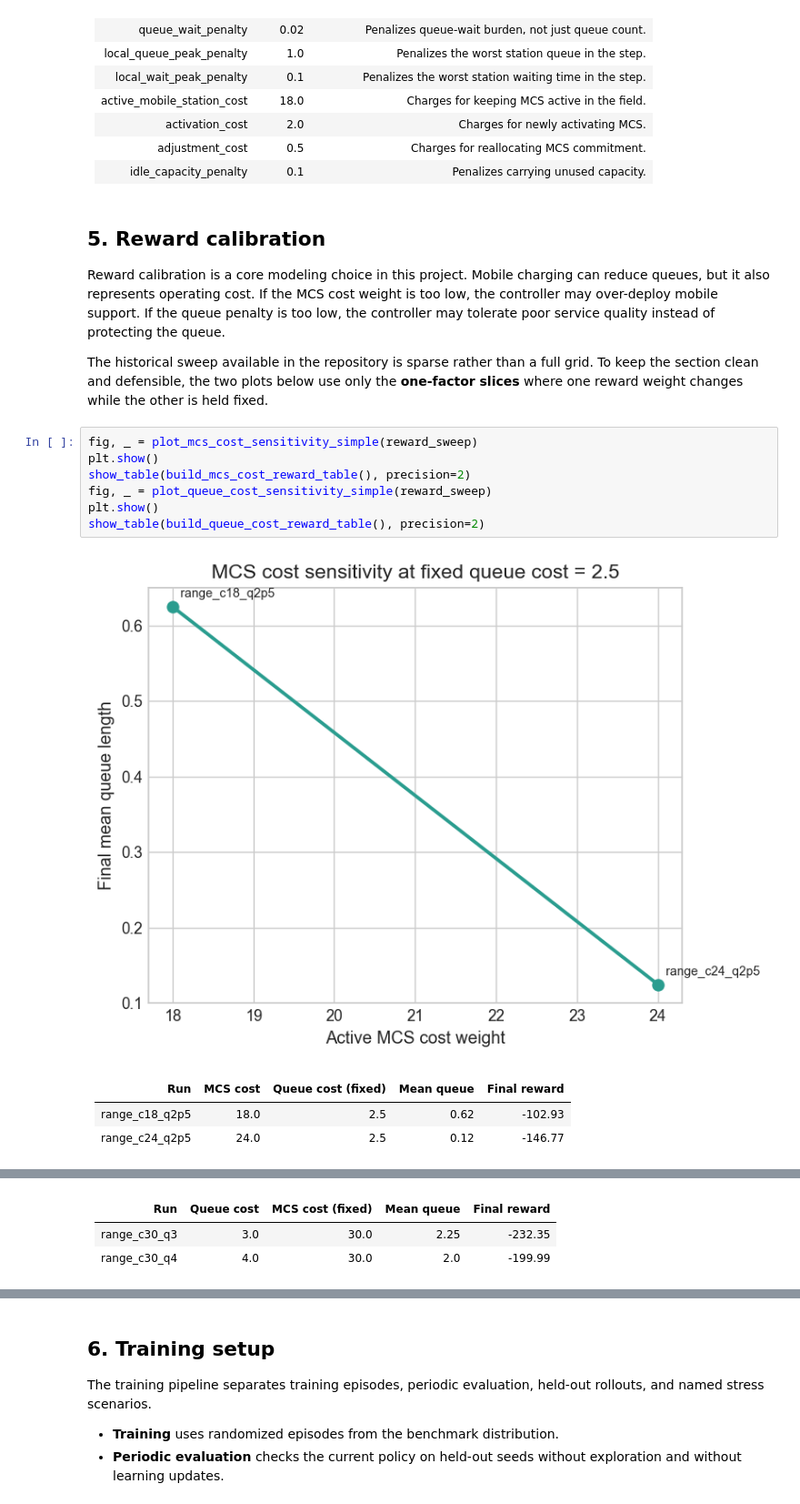
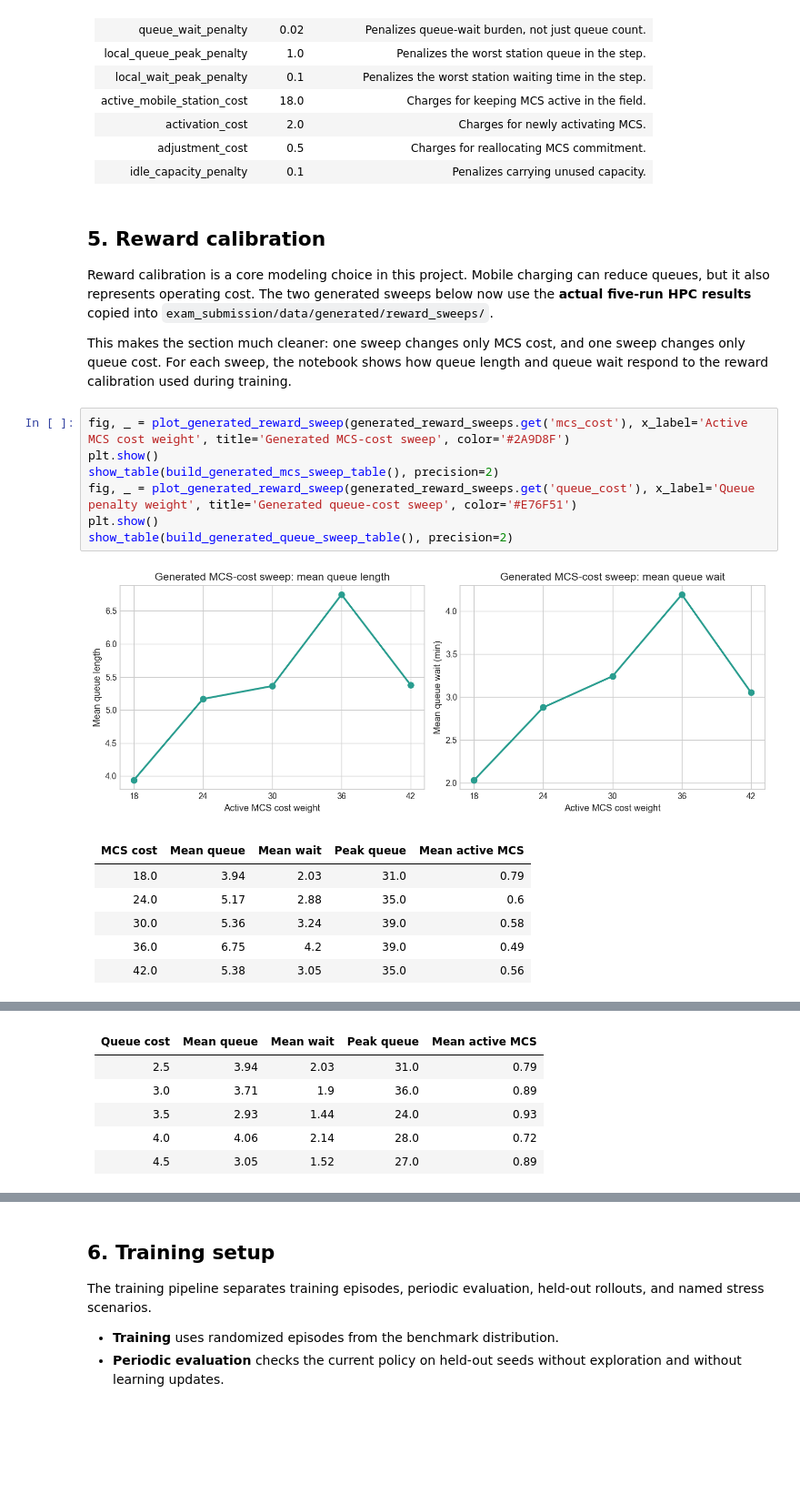
Before and after one commit to AugustHolmDTU/advanced-business-analytics, a Jupyter notebook: exam_submission/exam_storyline.ipynb, the cells around one changed output, grey strips where cells are left out. Shown at 91% size. Saved outputs shown, nothing was run; the diff lists cells and outputs as text; blank space fills up the shorter version.

Commit message:
added sweep

```diff
--- a/exam_submission/exam_storyline.ipynb
+++ b/exam_submission/exam_storyline.ipynb
@@ -980,19 +1045,22 @@ show_table(negative_reward_table, precision=2)
 # %% [markdown]
 ## 5. Reward calibration
 
-Reward calibration is a core modeling choice in this project. Mobile charging can reduce queues, but it also represents operating cost. If the MCS cost weight is too low, the controller may over-deploy mobile support. If the queue penalty is too low, the controller may tolerate poor service quality instead of protecting the queue.
+Reward calibration is a core modeling choice in this project. Mobile charging can reduce queues, but it also represents operating cost. The two generated sweeps below now use the **actual five-run HPC results** copied into `exam_submission/data/generated/reward_sweeps/`.
 
-The historical sweep available in the repository is sparse rather than a full grid. To keep the section clean and defensible, the two plots below use only the **one-factor slices** where one reward weight changes while the other is held fixed.
+This makes the section much cleaner: one sweep changes only MCS cost, and one sweep changes only queue cost. For each sweep, the notebook shows how queue length and queue wait respond to the reward calibration used during training.
 # %%
-fig, _ = plot_mcs_cost_sensitivity_simple(reward_sweep)
+fig, _ = plot_generated_reward_sweep(generated_reward_sweeps.get('mcs_cost'), x_label='Active MCS cost weight', title='Generated MCS-cost sweep', color='#2A9D8F')
 plt.show()
-show_table(build_mcs_cost_reward_table(), precision=2)
-fig, _ = plot_queue_cost_sensitivity_simple(reward_sweep)
+show_table(build_generated_mcs_sweep_table(), precision=2)
+fig, _ = plot_generated_reward_sweep(generated_reward_sweeps.get('queue_cost'), x_label='Queue penalty weight', title='Generated queue-cost sweep', color='#E76F51')
 plt.show()
-show_table(build_queue_cost_reward_table(), precision=2)
+show_table(build_generated_queue_sweep_table(), precision=2)
 # %% [output]
-[figure, old version]
+[figure, new version]
-| Run | MCS cost | Queue cost (fixed) | Mean queue | Final reward |
+| MCS cost | Mean queue | Mean wait | Peak queue | Mean active MCS |
 | --- | --- | --- | --- | --- |
-| range_c18_q2p5 | 18.0 | 2.5 | 0.62 | -102.93 |
-| range_c24_q2p5 | 24.0 | 2.5 | 0.12 | -146.77 |
+| 18.0 | 3.94 | 2.03 | 31.0 | 0.79 |
+| 24.0 | 5.17 | 2.88 | 35.0 | 0.6 |
+| 30.0 | 5.36 | 3.24 | 39.0 | 0.58 |
+| 36.0 | 6.75 | 4.2 | 39.0 | 0.49 |
+| 42.0 | 5.38 | 3.05 | 35.0 | 0.56 |
@@ -1000,5 +1068,8 @@ show_table(build_queue_cost_reward_table(), precision=2)
-| Run | Queue cost | MCS cost (fixed) | Mean queue | Final reward |
+| Queue cost | Mean queue | Mean wait | Peak queue | Mean active MCS |
 | --- | --- | --- | --- | --- |
-| range_c30_q3 | 3.0 | 30.0 | 2.25 | -232.35 |
-| range_c30_q4 | 4.0 | 30.0 | 2.0 | -199.99 |
+| 2.5 | 3.94 | 2.03 | 31.0 | 0.79 |
+| 3.0 | 3.71 | 1.9 | 36.0 | 0.89 |
+| 3.5 | 2.93 | 1.44 | 24.0 | 0.93 |
+| 4.0 | 4.06 | 2.14 | 28.0 | 0.72 |
+| 4.5 | 3.05 | 1.52 | 27.0 | 0.89 |
 # %% [markdown]
```
Also changed, not shown: parts of 3 cells of this notebook, 6 other files.
